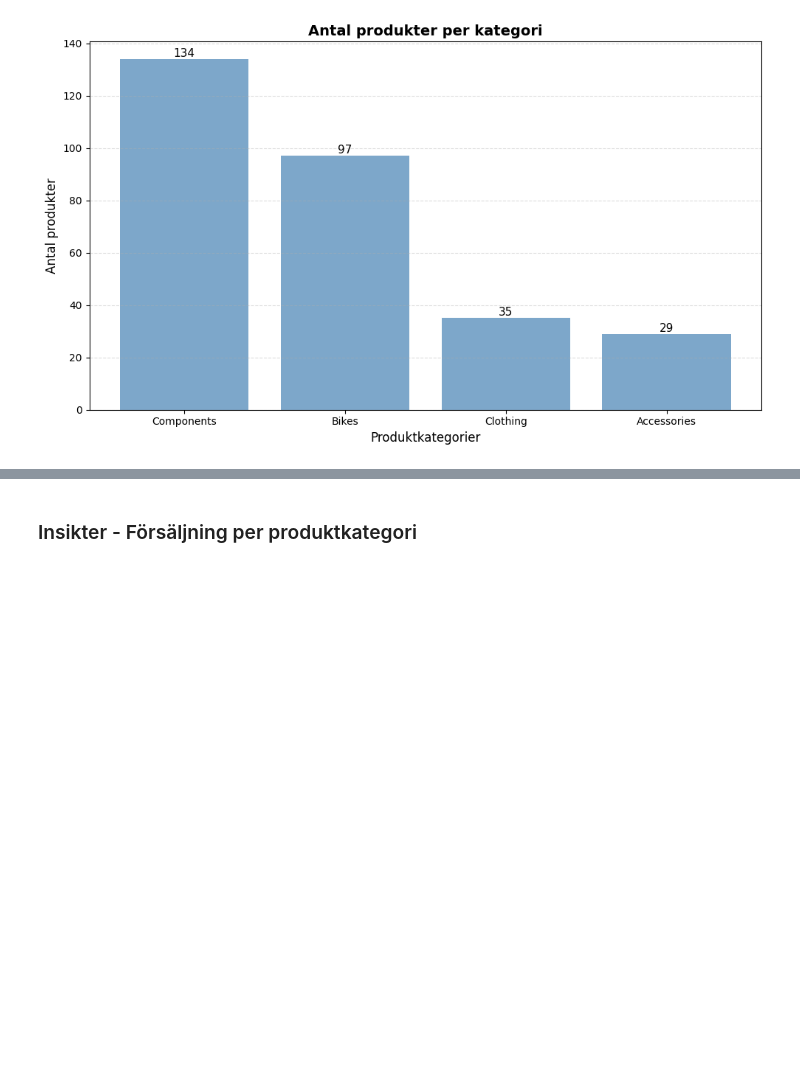
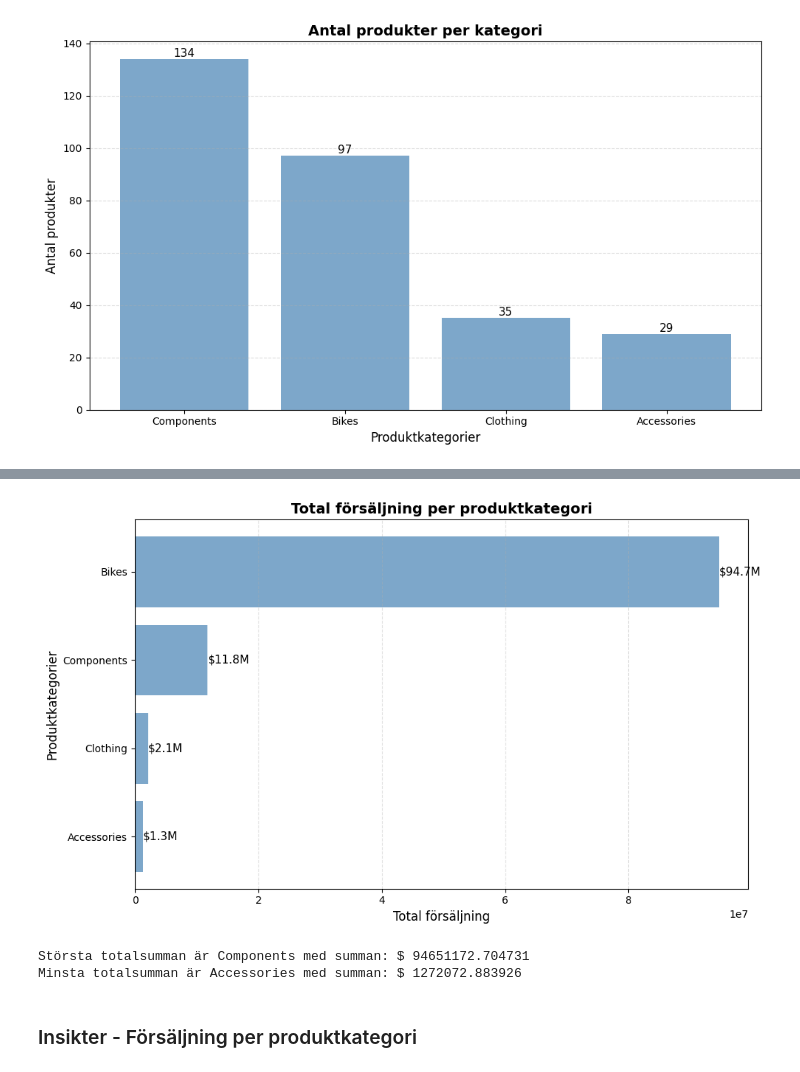
Before and after one commit to Shara-Hysen/adventureworks-sales-analysis-assignment, a Jupyter notebook: analysis.ipynb, the cells around one changed output, grey strips where cells are left out. Drawn from its saved outputs; the diff is of its cells as text; code cells hidden in the pictures; blank space fills up the shorter version.

```diff
--- a/analysis.ipynb
+++ b/analysis.ipynb
@@ -91,5 +99,45 @@ Kategorin **Accessories** har minst (29) vilket tyder på att tillbehör såsom
 # %%
-# Kod
+query_vis2 = """
+SELECT
+    pc.Name AS CategoryName,
+    SUM(sod.LineTotal) AS TotalSales
+FROM Production.ProductCategory pc
+INNER JOIN Production.ProductSubcategory psc ON pc.ProductCategoryID = psc.ProductCategoryID
+INNER JOIN Production.Product p ON psc.ProductSubcategoryID = p.ProductSubcategoryID
+INNER JOIN Sales.SalesOrderDetail sod ON p.ProductID = sod.ProductID
+GROUP BY pc.Name
+ORDER BY TotalSales DESC
+"""
+
+df_vis2 = query_df(query_vis2)
+
+fig, ax = plt.subplots(figsize=(10,6))
+bars = ax.barh(df_vis2['CategoryName'][::-1], df_vis2['TotalSales'][::-1], color='steelblue', alpha=0.7)
+
+for bar in bars:
+    width = bar.get_width()
+    ax.text(
+        width +1,
+        bar.get_y() + bar.get_height()/2,
+        f'${width/1_000_000:.1f}M',
+        va = 'center',
+        ha = 'left',
+        fontsize=11
+    )
+
+ax.set_title('Total försäljning per produktkategori', fontsize=14, fontweight='bold')
+ax.set_xlabel('Total försäljning',fontsize=12)
+ax.set_ylabel('Produktkategorier', fontsize=12 )
+ax.grid(axis='x',linestyle='--', alpha=0.4)
+plt.tight_layout()
+plt.show()
+
+
+print(f'Största totalsumman är {(df_vis2['CategoryName']).max()} med summan: $ {(df_vis2['TotalSales']).max()} \nMinsta totalsumman är {(df_vis2['CategoryName']).min()} med summan: $ {(df_vis2['TotalSales']).min()} ')
+# %% [output]
+[figure, added]
+Största totalsumman är Components med summan: $ 94651172.704731
+Minsta totalsumman är Accessories med summan: $ 1272072.883926
 # %% [markdown]
 ### Insikter - Försäljning per produktkategori
 # %% [markdown]
```
Also changed, not shown: parts of 3 cells of this notebook.
